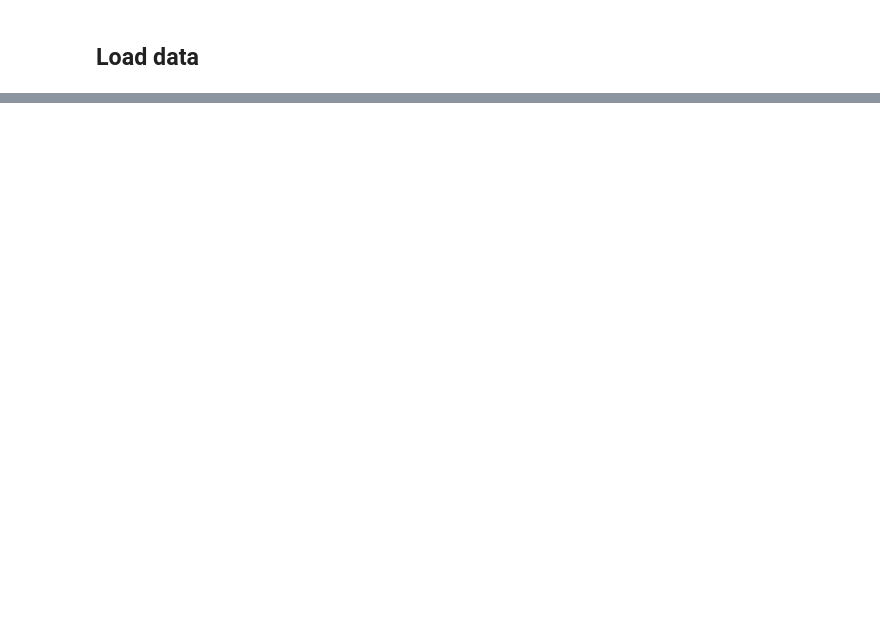
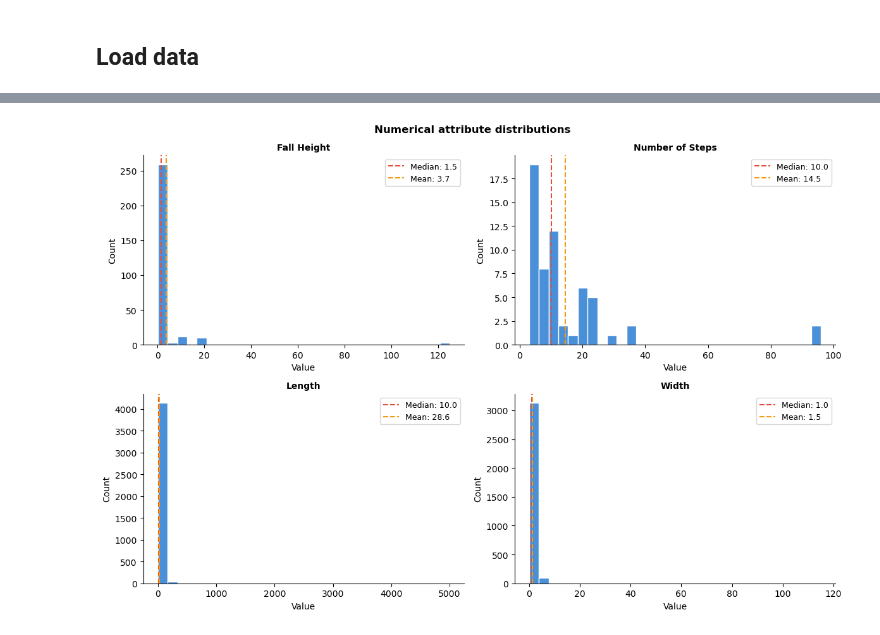
Before and after one commit to sgauth01/parks-asset-img-class, a Jupyter notebook: notebooks/data_exploration.ipynb, the cells around one changed output, grey strips where cells are left out. Saved outputs shown, nothing was run; the diff lists cells and outputs as text; code cells hidden in the pictures; blank space fills up the shorter version.

```diff
--- a/notebooks/data_exploration.ipynb
+++ b/notebooks/data_exploration.ipynb
@@ -269,0 +317,26 @@ memory usage: 11.6+ KB
+# %%
+ncols = 2
+nrows = math.ceil(len(num_attrs) / ncols)
+fig, axes = plt.subplots(nrows, ncols, figsize=(12, nrows * 4))
+axes = np.array(axes).flatten().tolist()
+
+for ax, col in zip(axes, num_attrs):
+    valid_vals = attributes_df[col][attributes_df[col].apply(is_valid)].dropna()
+
+    ax.hist(valid_vals, bins=30, color="#4a90d9", edgecolor="white")
+    ax.axvline(valid_vals.median(), color="#e74c3c", linestyle="--", linewidth=1.5, label=f"Median: {valid_vals.median():.1f}")
+    ax.axvline(valid_vals.mean(), color="#f39c12", linestyle="--", linewidth=1.5, label=f"Mean: {valid_vals.mean():.1f}")
+    ax.set_title(col.replace("attr_", ""), fontsize=10, fontweight="bold")
+    ax.set_xlabel("Value")
+    ax.set_ylabel("Count")
+    ax.legend(fontsize=9)
+    ax.spines[["top", "right"]].set_visible(False)
+
+for ax in axes[len(num_attrs):]:
+    ax.set_visible(False)
+
+fig.suptitle("Numerical attribute distributions", fontsize=12, fontweight="bold")
+plt.tight_layout()
+plt.show()
+# %% [output]
+[figure, added]
```
Also changed, not shown: parts of 45 cells of this notebook, 7 other files.
